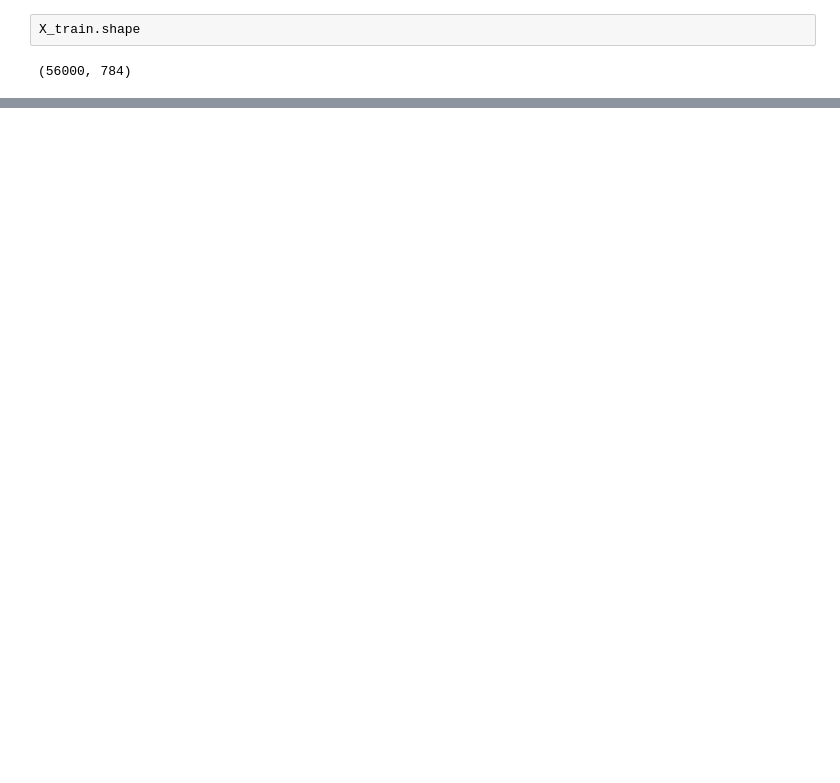
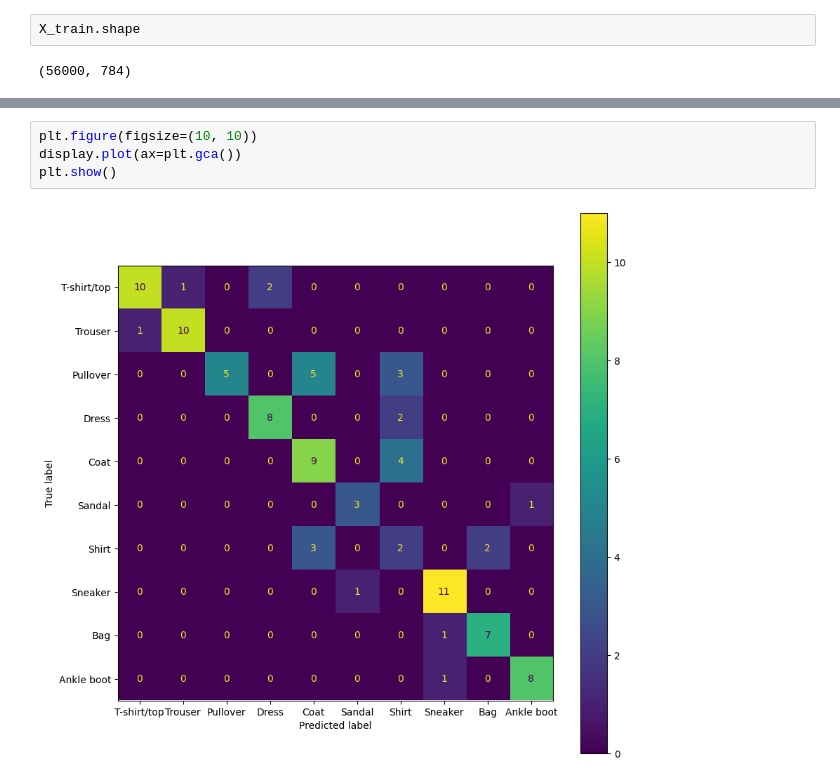
Before and after one commit to azizdevlab-creator/ML-DL_learning, a Jupyter notebook: DeepLearning/mlp_fashion_mnist.ipynb, the cells around one changed output, grey strips where cells are left out. Saved outputs shown, nothing was run; the diff lists cells and outputs as text; blank space fills up the shorter version.

```diff
--- a/DeepLearning/mlp_fashion_mnist.ipynb
+++ b/DeepLearning/mlp_fashion_mnist.ipynb
@@ -19,0 +40,6 @@ model.fit(X_train, y_train)
+# %%
+plt.figure(figsize=(10, 10))
+display.plot(ax=plt.gca())
+plt.show()
+# %% [output]
+[figure, added]
```
Also changed, not shown: parts of 7 cells of this notebook.
